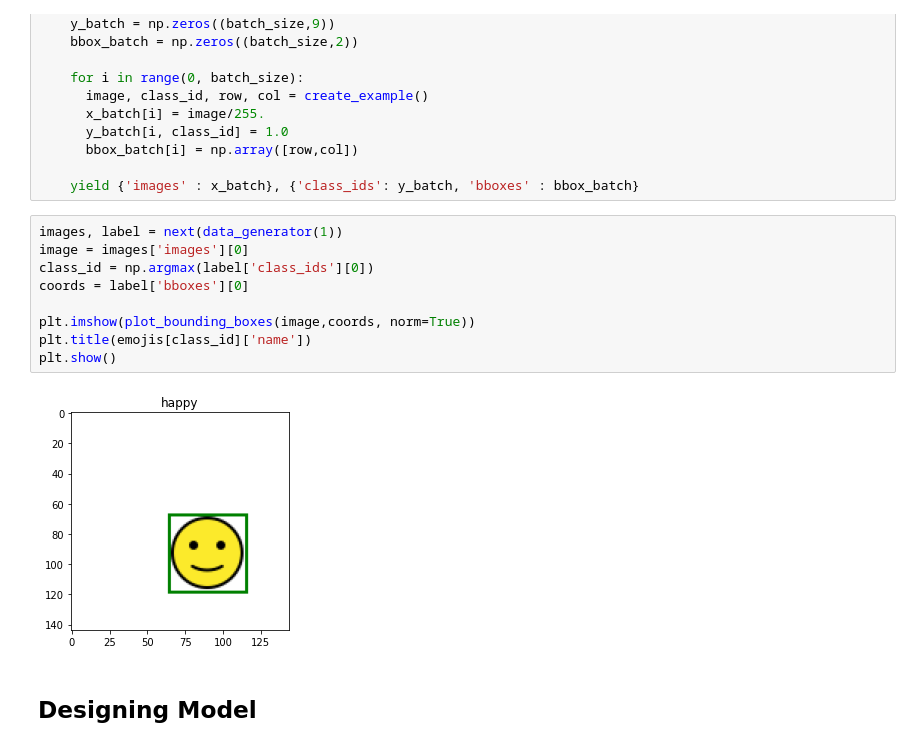
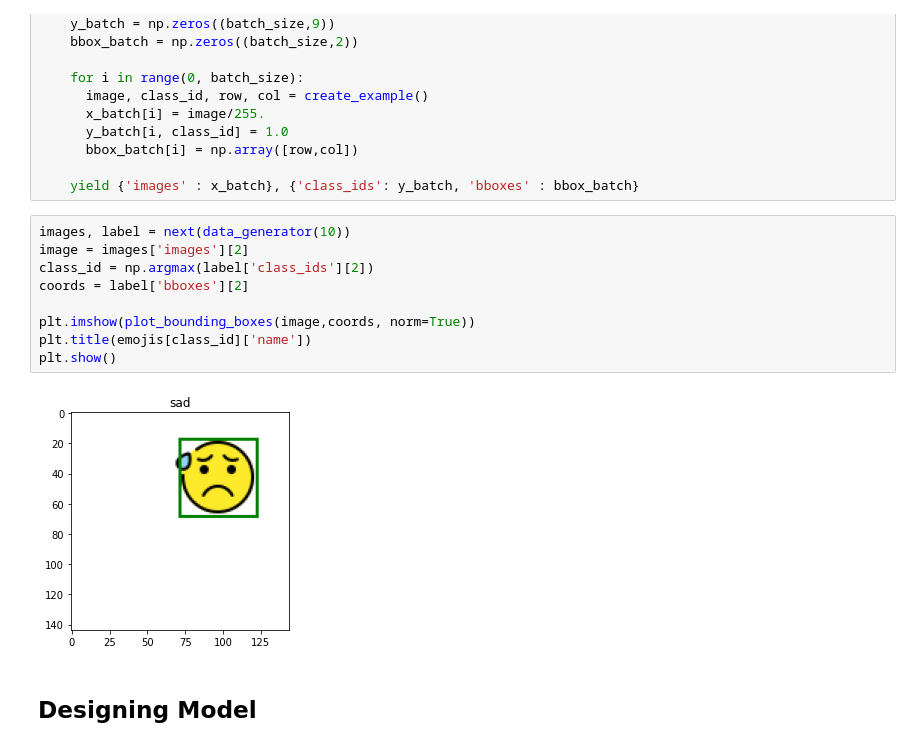
Before and after one commit to Roopesh-DMahanthi/Emoji-Image-Localization, a Jupyter notebook: Emoji_Image_Localization.ipynb, the cells around one changed output. Cells and saved outputs as stored; diff of their text form.

```diff
--- a/Emoji_Image_Localization.ipynb
+++ b/Emoji_Image_Localization.ipynb
@@ -137,16 +137,16 @@ def data_generator(batch_size=16):
 
     yield {'images' : x_batch}, {'class_ids': y_batch, 'bboxes' : bbox_batch}
 # %%
-images, label = next(data_generator(1))
-image = images['images'][0]
-class_id = np.argmax(label['class_ids'][0])
-coords = label['bboxes'][0]
+images, label = next(data_generator(10))
+image = images['images'][2]
+class_id = np.argmax(label['class_ids'][2])
+coords = label['bboxes'][2]
 
 plt.imshow(plot_bounding_boxes(image,coords, norm=True))
 plt.title(emojis[class_id]['name'])
 plt.show()
 # %% [output]
-[figure, old version]
+[figure, new version]
 # %% [markdown]
 ## Designing Model
 # %%
```
Also changed, not shown: parts of 10 cells of this notebook.
